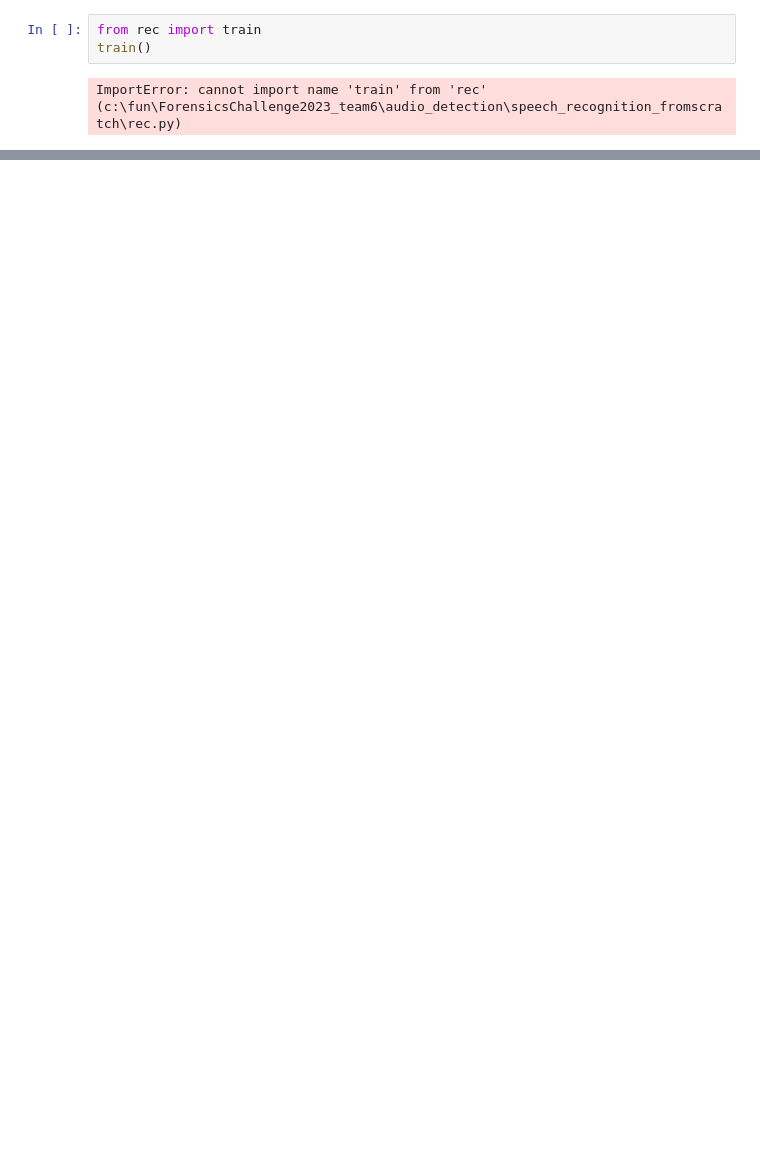
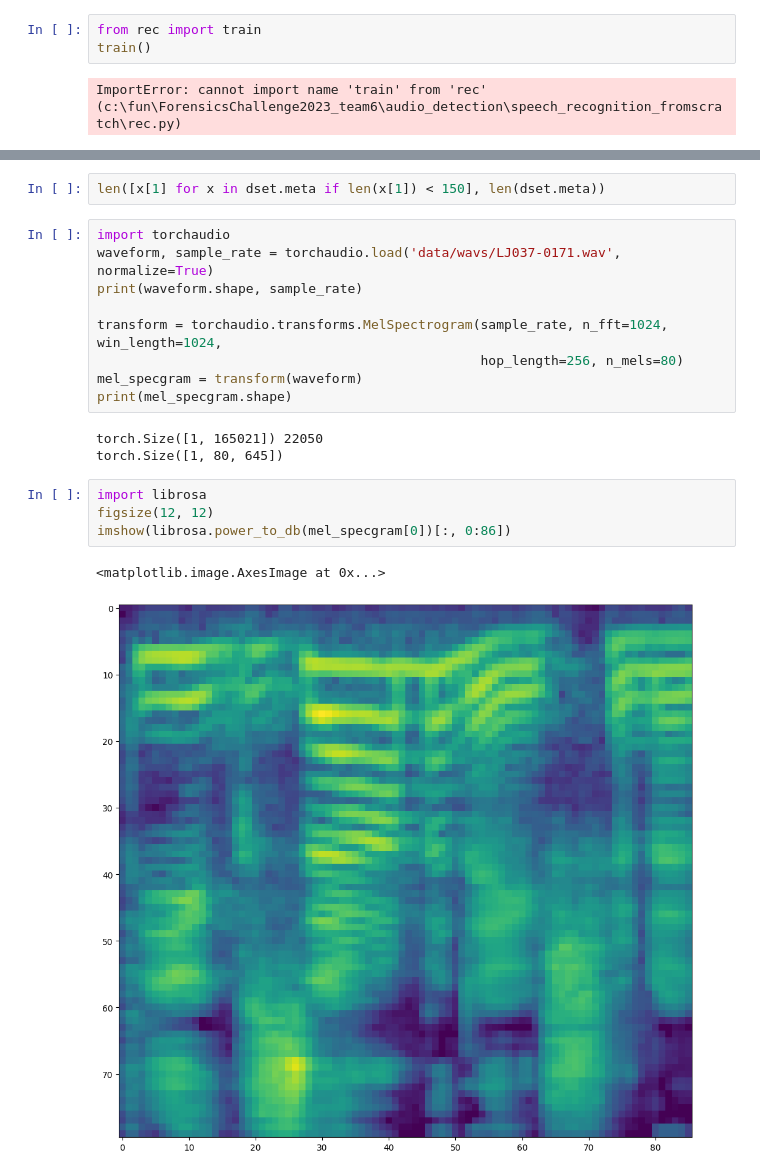
Before and after one commit to zepif/ForensicsChallenge2023, a Jupyter notebook: audio_detection/speech_recognition_fromscratch/test.ipynb, the cells around one changed output, grey strips where cells are left out. Saved outputs shown, nothing was run; the diff lists cells and outputs as text; blank space fills up the shorter version.

```diff
--- a/audio_detection/speech_recognition_fromscratch/test.ipynb
+++ b/audio_detection/speech_recognition_fromscratch/test.ipynb
@@ -26,0 +72,21 @@ ImportError: cannot import name 'train' from 'rec' (c:\fun\ForensicsChallenge202
+# %%
+len([x[1] for x in dset.meta if len(x[1]) < 150], len(dset.meta))
+# %%
+import torchaudio
+waveform, sample_rate = torchaudio.load('data/wavs/LJ037-0171.wav', normalize=True)
+print(waveform.shape, sample_rate)
+
+transform = torchaudio.transforms.MelSpectrogram(sample_rate, n_fft=1024, win_length=1024,
+                                                 hop_length=256, n_mels=80)
+mel_specgram = transform(waveform)
+print(mel_specgram.shape)
+# %% [output]
+torch.Size([1, 165021]) 22050
+torch.Size([1, 80, 645])
+# %%
+import librosa
+figsize(12, 12)
+imshow(librosa.power_to_db(mel_specgram[0])[:, 0:86])
+# %% [output]
+<matplotlib.image.AxesImage at 0x...>
+[figure, added]
```
Also changed, not shown: parts of 7 cells of this notebook, 1 other file.
